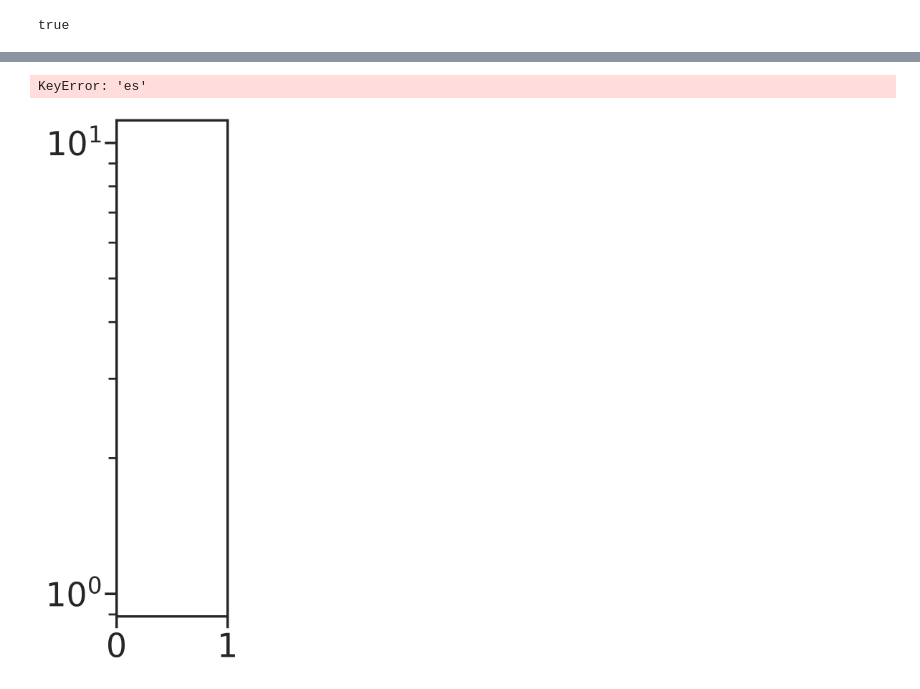
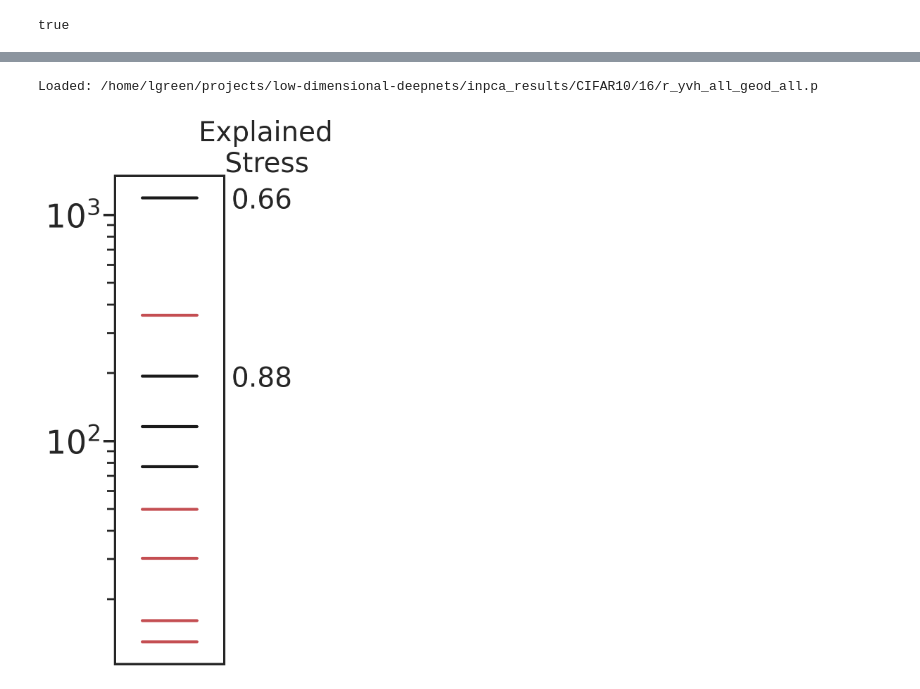
Before and after one commit to lukegreen109/low-dimensional-deepnets, a Jupyter notebook: notebooks/plot_results.ipynb, the cells around one changed output, grey strips where cells are left out. Saved outputs shown, nothing was run; the diff lists cells and outputs as text; code cells hidden in the pictures.

```diff
--- a/notebooks/plot_results.ipynb
+++ b/notebooks/plot_results.ipynb
@@ -22,0 +23,11 @@ DATASET = "TwoMoons"
+# %%
+# Toggle which split you want to visualize: 'train' or 'test'
+SPLIT = 'test'  # <-- switch to 'test' to use yvh/lam_yvh/r_yvh_* files
+
+KEY_BY_SPLIT = {'train': 'yh', 'test': 'yvh'}
+if SPLIT not in KEY_BY_SPLIT:
+    raise ValueError(f"SPLIT must be one of {list(KEY_BY_SPLIT)}, got {SPLIT!r}")
+
+key = KEY_BY_SPLIT[SPLIT]
+lam_col = f"lam_{key}"
+print('Using SPLIT =', SPLIT, '| key =', key, '| lam_col =', lam_col)
@@ -83,7 +116,7 @@ if missing:
 if 'bsel' in df.columns:
     df_b = df.copy()
     df_b['BatchMethod'] = df_b['bsel'].astype(str)
-    df_b = df_b[df_b['lam_yh'].notna() & df_b['nepochs'].notna()]
+    df_b = df_b[df_b[lam_col].notna() & df_b['nepochs'].notna()]
 
     methods = sorted(df_b['BatchMethod'].unique())
 
@@ -95,7 +128,7 @@ if 'bsel' in df.columns:
         cmap_b.update(dict(zip(missing, pal)))
 
     f, ax = plt.subplots(figsize=(10, 10))
-    sns.lineplot(data=df_b, x='nepochs', y='lam_yh', hue='BatchMethod', palette=cmap_b,
+    sns.lineplot(data=df_b, x='nepochs', y=lam_col, hue='BatchMethod', palette=cmap_b,
                  estimator='median', errorbar=None, lw=4)
     ax.set(xlabel='Epochs', ylabel='Progress', xscale='log')
 
@@ -134,11 +171,9 @@ import seaborn as sns
 import matplotlib.pyplot as plt
 
 
-
 root = "/home/lgreen/projects/low-dimensional-deepnets"
 df = th.load(os.path.join(root, f"inpca_results/{DATASET}/didx_geod_all_progress.p"), weights_only=False).reset_index(drop=True)
 df = df[df.m != 'geodesic'].reset_index(drop=True)
-
 
 
 # Make sure nepochs exists
@@ -148,11 +183,9 @@ bs_int = df['bs'].astype(str).astype(int, errors='ignore')
 df['nepochs'] = (df['t'] * bs_int) / N_train
 
 
-
 # Batch selection method
 df['BatchMethod'] = df['bsel'].astype(str)
-dfp = df[df['lam_yh'].notna() & df['nepochs'].notna()].reset_index(drop=True)
-
+dfp = df[df[lam_col].notna() & df['nepochs'].notna()].reset_index(drop=True)
 
 
 # Plot 1: Training Error vs Progress, colored by batch selection (colors fixed via CDICT_BSEL)
@@ -166,7 +199,7 @@ if missing:
     cmap_b.update(dict(zip(missing, pal)))
 
 f, ax = plt.subplots(figsize=(10, 10))
-sns.scatterplot(data=dfp, x='err', y='lam_yh', hue='BatchMethod', palette=cmap_b,
+sns.scatterplot(data=dfp, x='err', y=lam_col, hue='BatchMethod', palette=cmap_b,
                 s=12, alpha=0.5, rasterized=True, ax=ax)
 sns.lineplot(x=np.linspace(0, 1, 100), y=np.linspace(0, 1, 100)[::-1],
              ax=ax, linestyle='--', lw=2, color='k', legend=False)
@@ -253,9 +281,20 @@ Batch methods in subset: ['Bayesian', 'DivBS', 'RhoLoss', 'Uniform', 'geodesic']
 # %%
 sns.set_theme(context='poster', style='ticks', font_scale=1.5,
               rc={'axes.grid': True, 'grid.color': '.9', 'grid.linewidth': 0.75})
-r = th.load(f"{root}/inpca_results/{DATASET}/{seed_for_models}/r_{key}_all_geod_all.p", weights_only=False)
+
+# Uses SPLIT/key from the toggle cell near the top
+agg = th.load(os.path.join(root, f"inpca_results/{DATASET}/didx_{key}_all_geod.p"), weights_only=False)
+if isinstance(agg, tuple):
+    agg = agg[1]
+seeds_non_geo = sorted(agg.loc[agg['m'] != 'geodesic', 'seed'].unique())
+seed_for_models = int(seeds_non_geo[0]) if seeds_non_geo else 0
+
+path = os.path.join(root, f"inpca_results/{DATASET}/{seed_for_models}/r_{key}_all_geod_all.p")
+r = th.load(path, weights_only=False)
+print("Loaded:", path)
 
 f = plot_evals(r)
+plt.show()
 # %% [output]
-KeyError: 'es'
+Loaded: /home/lgreen/projects/low-dimensional-deepnets/inpca_results/CIFAR10/16/r_yvh_all_geod_all.p
-[figure, old version]
+[figure, new version]
```
Also changed, not shown: parts of 8 cells of this notebook, 12 other files.
